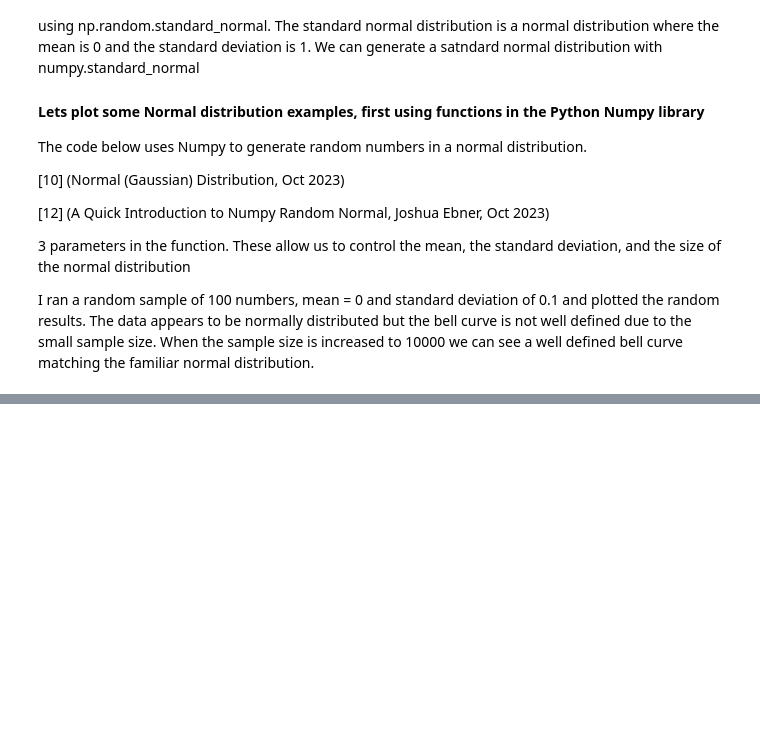
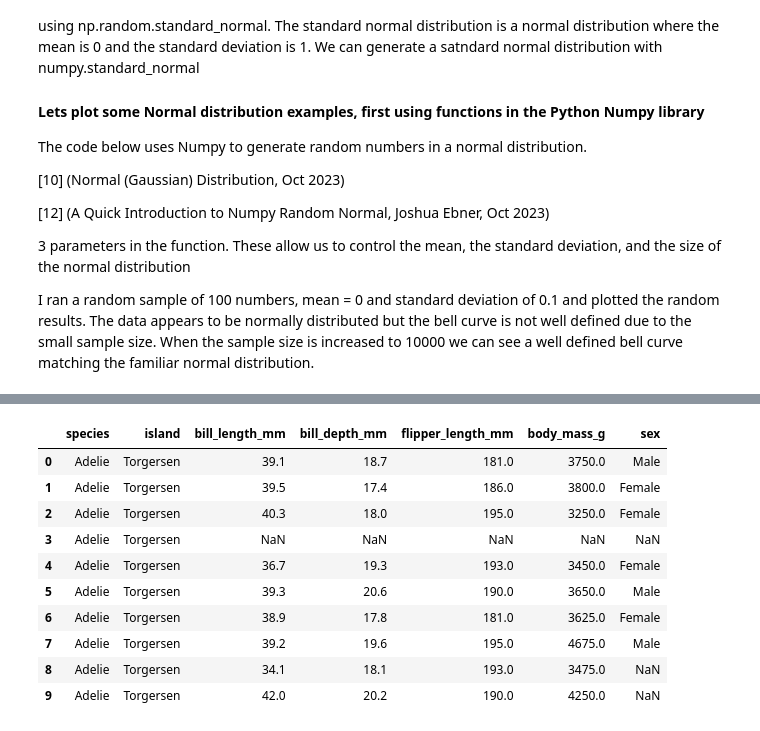
Before and after one commit to JScarry/MLAS_project, a Jupyter notebook: Task3.ipynb, the cells around one changed output, grey strips where cells are left out. Saved outputs shown, nothing was run; the diff lists cells and outputs as text; code cells hidden in the pictures; blank space fills up the shorter version.

```diff
--- a/Task3.ipynb
+++ b/Task3.ipynb
@@ -231,0 +242,22 @@ https://gist.github.com/mwaskom/de44147ed2974457ad6372750bbe5751
+# %%
+import numpy as np
+import pandas as pd
+import scipy.stats as sps
+import statsmodels.api as sm
+import matplotlib.pyplot as plt
+import seaborn as sns
+
+penguins = sns.load_dataset('penguins') #load the dataset from seaborn library
+penguins.head(10) #show the first 10 rows
+# %% [output]
+|  | species | island | bill_length_mm | bill_depth_mm | flipper_length_mm | body_mass_g | sex |
+| 0 | Adelie | Torgersen | 39.1 | 18.7 | 181.0 | 3750.0 | Male |
+| 1 | Adelie | Torgersen | 39.5 | 17.4 | 186.0 | 3800.0 | Female |
+| 2 | Adelie | Torgersen | 40.3 | 18.0 | 195.0 | 3250.0 | Female |
+| 3 | Adelie | Torgersen | NaN | NaN | NaN | NaN | NaN |
+| 4 | Adelie | Torgersen | 36.7 | 19.3 | 193.0 | 3450.0 | Female |
+| 5 | Adelie | Torgersen | 39.3 | 20.6 | 190.0 | 3650.0 | Male |
+| 6 | Adelie | Torgersen | 38.9 | 17.8 | 181.0 | 3625.0 | Female |
+| 7 | Adelie | Torgersen | 39.2 | 19.6 | 195.0 | 4675.0 | Male |
+| 8 | Adelie | Torgersen | 34.1 | 18.1 | 193.0 | 3475.0 | NaN |
+| 9 | Adelie | Torgersen | 42.0 | 20.2 | 190.0 | 4250.0 | NaN |
```
Also changed, not shown: parts of 26 cells of this notebook.
